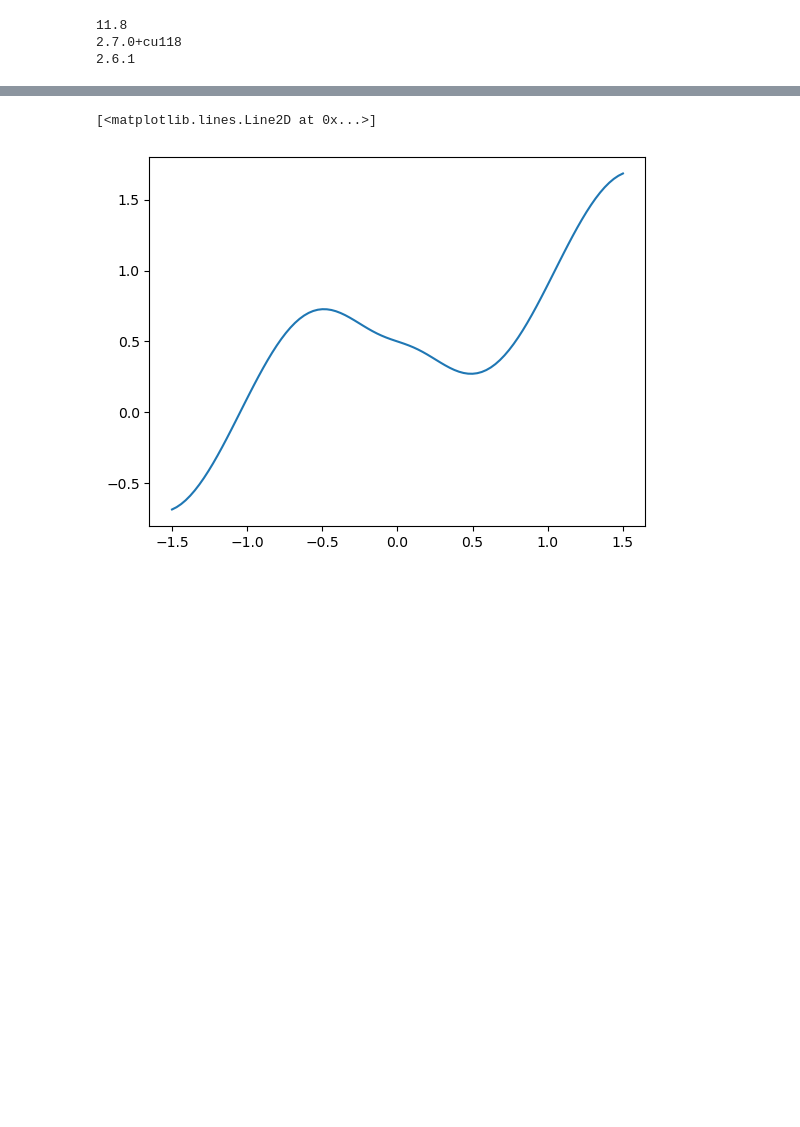
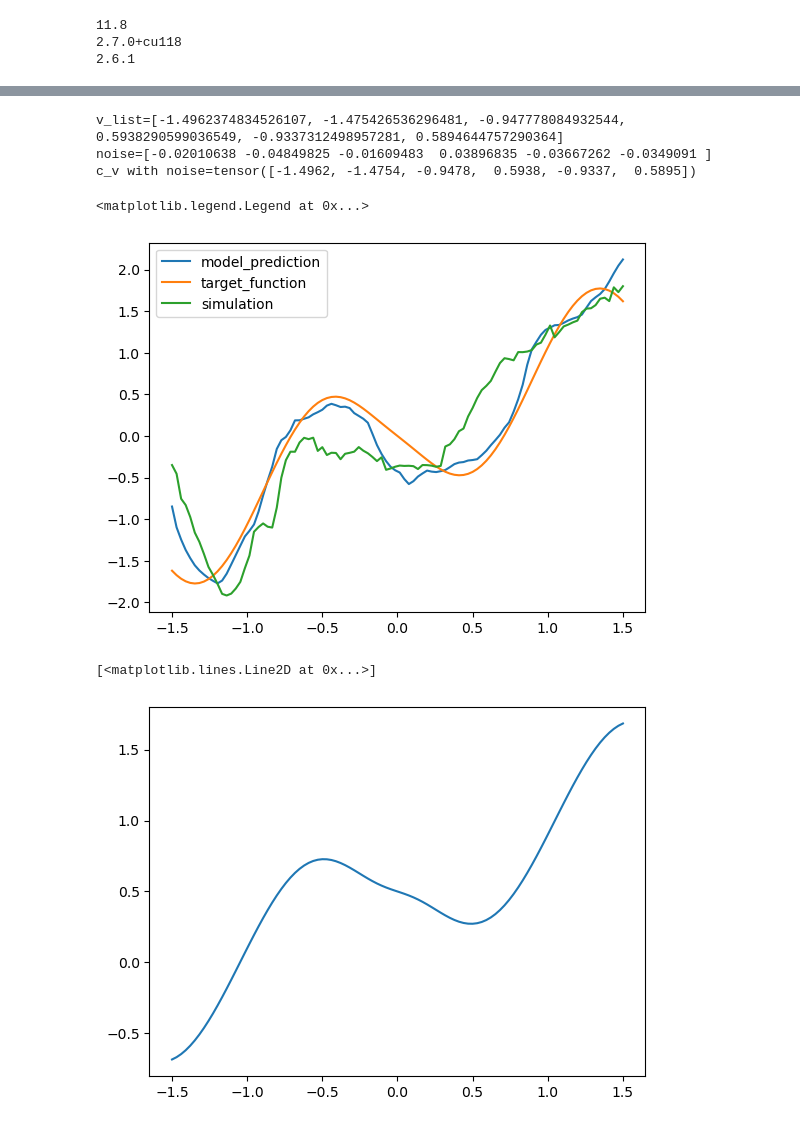
Before and after one commit to jwass1997/kmc_project, a Jupyter notebook: scripts/python_scripts/visualize.ipynb, the cells around one changed output, grey strips where cells are left out. Drawn from its saved outputs; the diff is of its cells as text; code cells hidden in the pictures; blank space fills up the shorter version.

```diff
--- a/scripts/python_scripts/visualize.ipynb
+++ b/scripts/python_scripts/visualize.ipynb
@@ -24,3 +68,37 @@ print(torch_geometric.__version__)
+# %%
+v_list = []
+for k in study.best_params.keys():
+    v_list.append(study.best_params[k])
+print(f"v_list={v_list}")
+v_array = np.array(v_list)
+noise = np.random.normal(loc=0.0, scale=0.05, size=v_array.shape)
+print(f"noise={noise}")
+
+c_tensor = torch.tensor(v_list, dtype=torch.float32).expand(N, -1)
+print(f"c_v with noise={c_tensor[0,:]}")
+c_tensor_left = c_tensor[:, :input_idx]
+c_tensor_right = c_tensor[:, input_idx:]
+v_tensor = torch.linspace(-1.5, 1.5, N).unsqueeze(1)
+input_tensor = torch.cat([c_tensor_left, v_tensor, c_tensor_right], dim=1)
+
+y = model(input_tensor).detach().cpu()
+x = torch.linspace(-1.5, 1.5, N)
+
+y_norm = (y - y.mean()) / y.std()
+target_norm = (target_function(x) - target_function(x).mean()) / target_function(x).std()
+
+data = np.load("/home/hd/hd_hd/hd_gy283/kmc_project/simulated_curve_vonMises_beta_with_noise.npz")
+current_norm = (data["current"] - data["current"].mean()) / data["current"].std()
+plt.plot(x, y_norm, label="model_prediction")
+plt.plot(x, target_norm, label="target_function")
+plt.plot(x, current_norm, label="simulation")
+plt.legend()
+# %% [output]
+v_list=[-1.4962374834526107, -1.475426536296481, -0.947778084932544, 0.5938290599036549, -0.9337312498957281, 0.5894644757290364]
+noise=[-0.02010638 -0.04849825 -0.01609483  0.03896835 -0.03667262 -0.0349091 ]
+c_v with noise=tensor([-1.4962, -1.4754, -0.9478,  0.5938, -0.9337,  0.5895])
+<matplotlib.legend.Legend at 0x...>
+[figure, added]
 # %%
 def test_target(t: torch.Tensor):
     N = t.shape[0]
```
Also changed, not shown: parts of 1 cell of this notebook, 14 other files.
